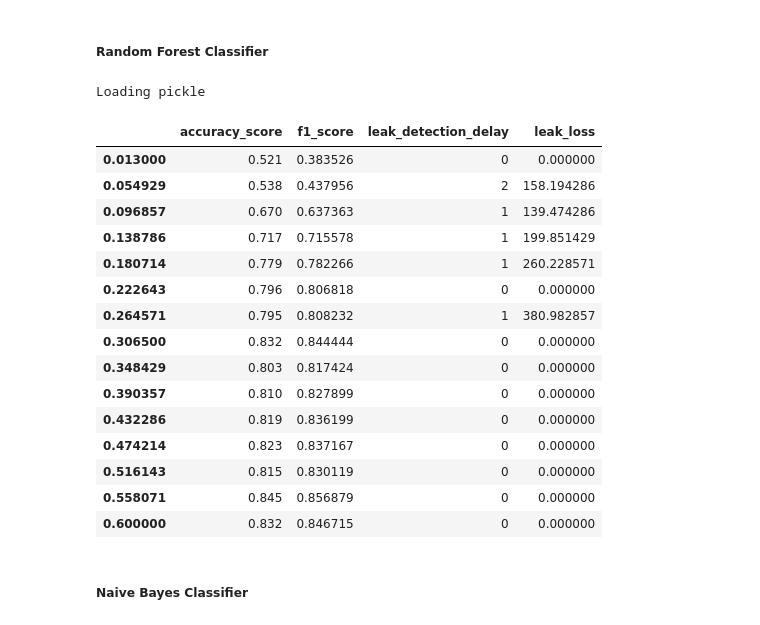
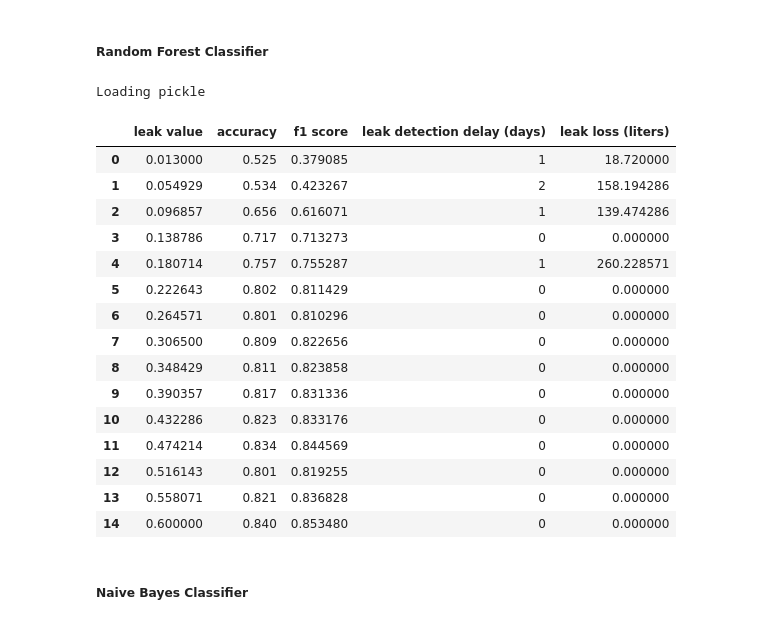
Before and after one commit to alu0101351773/TFM, a Jupyter notebook: src/project/main.ipynb, the cells around one changed output. Saved outputs shown, nothing was run; the diff lists cells and outputs as text; code cells hidden in the pictures.

```diff
--- a/src/project/main.ipynb
+++ b/src/project/main.ipynb
@@ -598,3 +600,12 @@ y_train_complete = complete_train_dataframe['Fugando combustible']
+# %%
+segmented_test_data = [
+    (element['leak_value'], element['test_dataframe']) for element in data_dict.values()
+]
+
+test_data = [(
+    'general',
+    pd.concat([element['test_dataframe'] for element in data_dict.values()], ignore_index=True)
+)]
 # %% [markdown]
 ## Implementación de modelos
 # %% [markdown]
@@ -667,35 +655,67 @@ def eval_classic_model(base_classifier_class, param_grid, cv = 5) -> None:
+# %%
+def test_classic_model(classifier, test_list):
+    results = list()
+
+    for (leak_value, test_data) in test_list:
+
+        X_test = test_data.drop(columns='Fugando combustible')
+        y_test = test_data['Fugando combustible']
+
+        y_pred = classifier.predict(X_test)
+
+        results.append((
+            leak_value,
+            accuracy_score(y_test, y_pred),
+            f1_score(y_test, y_pred),
+            leak_detection_delay(y_test, y_pred),
+            (leak_value * 60 * 24) * leak_detection_delay(y_test, y_pred) if type(leak_value) == float else 0
+        ))
+
+    return pd.DataFrame.from_records(
+        data = results,
+        columns = [
+            'leak value',
+            'accuracy',
+            'f1 score',
+            'leak detection delay (days)',
+            'leak loss (liters)'
+        ]
+    )
 # %% [markdown]
 ##### Random Forest Classifier
 # %%
 from sklearn.ensemble import RandomForestClassifier
 
 rf_param_grid = {
     'n_estimators': [50, 100, 200],
     'max_depth': [None, 10, 20, 30],
     'max_features': ['auto', 'sqrt', 'log2'],
     'min_samples_split': [2, 5, 10],
     'min_samples_leaf': [1, 2, 4]
 }
 
-eval_classic_model(RandomForestClassifier, rf_param_grid)
+model = train_classic_model(RandomForestClassifier, rf_param_grid, train_data)
+results = test_classic_model(model, segmented_test_data)
+
+display(results)
 # %% [output]
 Loading pickle
-|  | accuracy_score | f1_score | leak_detection_delay | leak_loss |
-| 0.013000 | 0.521 | 0.383526 | 0 | 0.000000 |
-| 0.054929 | 0.538 | 0.437956 | 2 | 158.194286 |
-| 0.096857 | 0.670 | 0.637363 | 1 | 139.474286 |
-| 0.138786 | 0.717 | 0.715578 | 1 | 199.851429 |
-| 0.180714 | 0.779 | 0.782266 | 1 | 260.228571 |
-| 0.222643 | 0.796 | 0.806818 | 0 | 0.000000 |
-| 0.264571 | 0.795 | 0.808232 | 1 | 380.982857 |
-| 0.306500 | 0.832 | 0.844444 | 0 | 0.000000 |
-| 0.348429 | 0.803 | 0.817424 | 0 | 0.000000 |
-| 0.390357 | 0.810 | 0.827899 | 0 | 0.000000 |
-| 0.432286 | 0.819 | 0.836199 | 0 | 0.000000 |
-| 0.474214 | 0.823 | 0.837167 | 0 | 0.000000 |
-| 0.516143 | 0.815 | 0.830119 | 0 | 0.000000 |
-| 0.558071 | 0.845 | 0.856879 | 0 | 0.000000 |
-| 0.600000 | 0.832 | 0.846715 | 0 | 0.000000 |
+|  | leak value | accuracy | f1 score | leak detection delay (days) | leak loss (liters) |
+| 0 | 0.013000 | 0.525 | 0.379085 | 1 | 18.720000 |
+| 1 | 0.054929 | 0.534 | 0.423267 | 2 | 158.194286 |
+| 2 | 0.096857 | 0.656 | 0.616071 | 1 | 139.474286 |
+| 3 | 0.138786 | 0.717 | 0.713273 | 0 | 0.000000 |
+| 4 | 0.180714 | 0.757 | 0.755287 | 1 | 260.228571 |
+| 5 | 0.222643 | 0.802 | 0.811429 | 0 | 0.000000 |
+| 6 | 0.264571 | 0.801 | 0.810296 | 0 | 0.000000 |
+| 7 | 0.306500 | 0.809 | 0.822656 | 0 | 0.000000 |
+| 8 | 0.348429 | 0.811 | 0.823858 | 0 | 0.000000 |
+| 9 | 0.390357 | 0.817 | 0.831336 | 0 | 0.000000 |
+| 10 | 0.432286 | 0.823 | 0.833176 | 0 | 0.000000 |
+| 11 | 0.474214 | 0.834 | 0.844569 | 0 | 0.000000 |
+| 12 | 0.516143 | 0.801 | 0.819255 | 0 | 0.000000 |
+| 13 | 0.558071 | 0.821 | 0.836828 | 0 | 0.000000 |
+| 14 | 0.600000 | 0.840 | 0.853480 | 0 | 0.000000 |
 # %% [markdown]
 ##### Naive Bayes Classifier
 # %%
```
Also changed, not shown: parts of 25 cells of this notebook.
